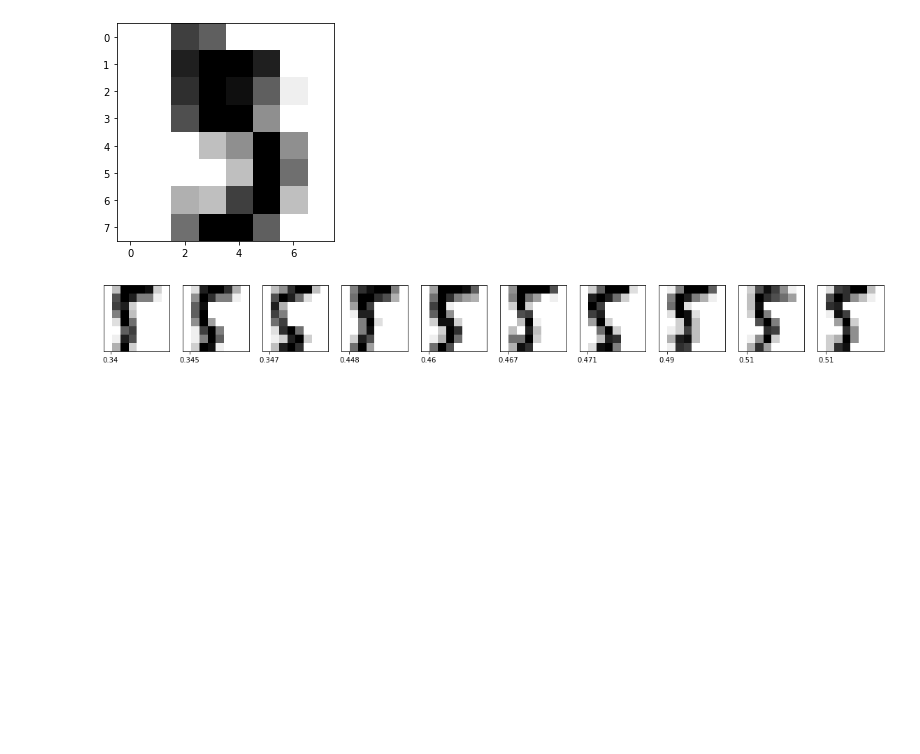
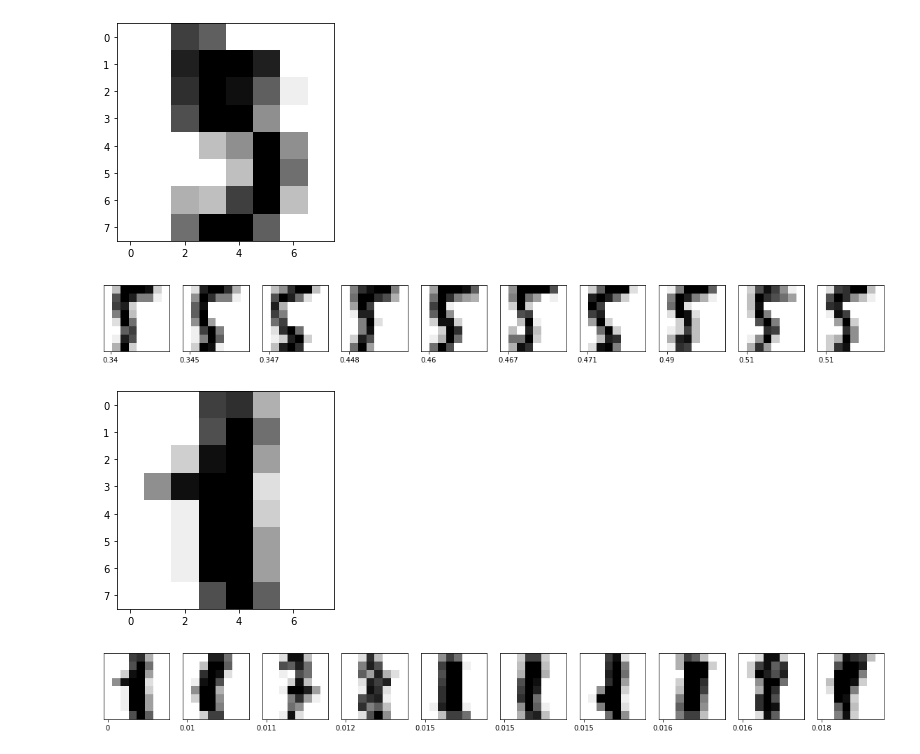
Before and after one commit to kaizendae/Data-Mining-Course, a Jupyter notebook: Search Engine.ipynb, the cells around one changed output. Cells and saved outputs as stored; diff of their text form; code cells hidden in the pictures; blank space fills up the shorter version.

Commit message:
zernike added

```diff
--- a/Search Engine.ipynb
+++ b/Search Engine.ipynb
@@ -102,3 +100,61 @@ for i in range(10):
 plt.show()
 # %% [output]
 [figure]
+# %%
+import mahotas
+class ZernikeMoments:
+	def __init__(self, radius):
+		# store the size of the radius that will be
+		# used when computing moments
+		self.radius = radius
+	def describe(self, image):
+		# return the Zernike moments for the image
+		return mahotas.features.zernike_moments(image, self.radius)
+# %%
+desc = ZernikeMoments(21)
+moments = desc.describe(digits.images[0])
+
+
+#empty object to hold image and it's descriptor
+image_and_desc = { 'image':[],'desc':[]}
+
+#empty list to hold all images and descriptors
+images_descriptors = []
+
+for image in digits.images:
+    #looping through images
+    image_and_desc['image'] = image
+
+    #calculting zernike moments
+    descriptor = desc.describe(image)
+    image_and_desc['desc'] = descriptor
+
+
+    images_descriptors.append(image_and_desc)
+    image_and_desc = { 'image':[],'desc':[]}
+# %%
+#Getting one Query Image
+query_image = digits.images[1]
+plt.imshow(query_image,cmap ='binary')
+descriptor = desc.describe(query_image)
+
+for image_and_desc in images_descriptors:
+    image_and_desc['distance'] = euclidianne_distance(descriptor,image_and_desc['desc'])
+
+images_descriptors.sort(key = lambda x:x['distance'])
+# %% [output]
+[figure, added]
+# %%
+plt.figure(figsize=(20,20))
+for i in range(10):
+
+    image_and_desc = images_descriptors[i]
+
+    plt.subplot(5,10,i+1)
+    plt.xticks([image_and_desc['distance']])
+    plt.yticks([])
+    plt.grid(False)
+    plt.imshow(image_and_desc['image'], cmap=plt.cm.binary)
+plt.show()
+# %% [output]
+[figure, added]
```
Also changed, not shown: parts of 1 cell of this notebook.
